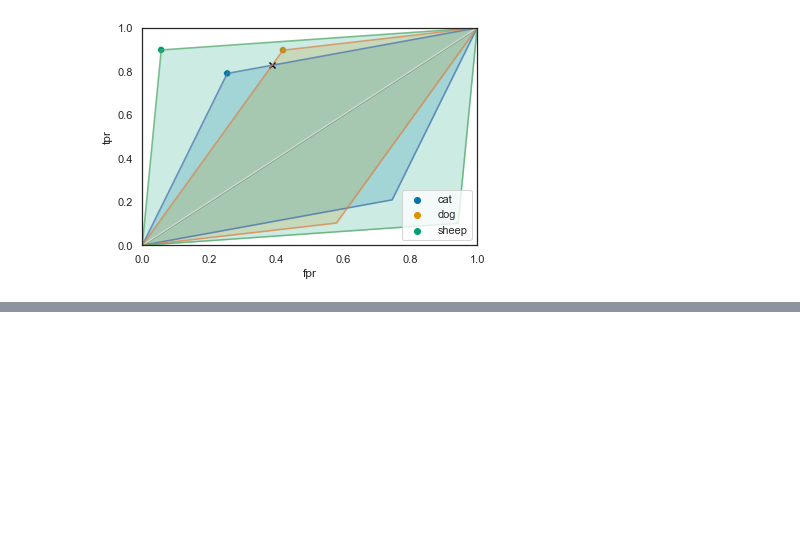
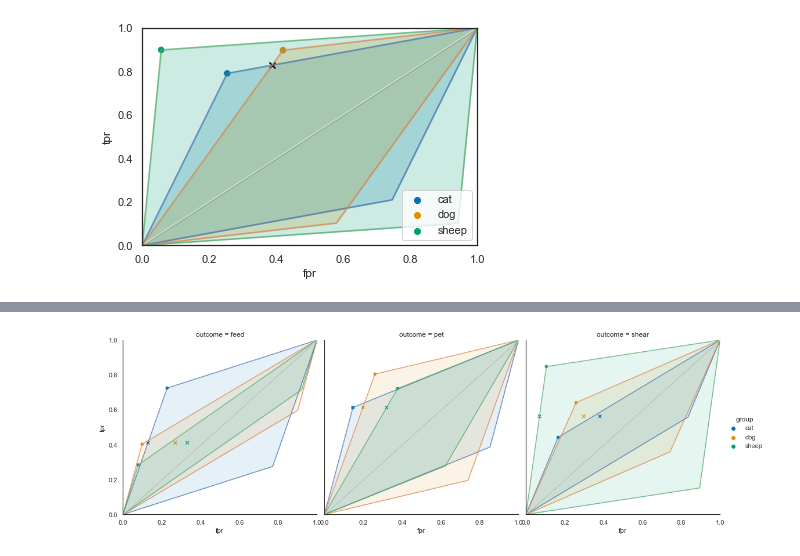
Before and after one commit to scotthlee/fairness, a Jupyter notebook: demo.ipynb, the cells around one changed output, grey strips where cells are left out. Drawn from its saved outputs; the diff is of its cells as text; code cells hidden in the pictures; blank space fills up the shorter version.

```diff
--- a/demo.ipynb
+++ b/demo.ipynb
@@ -164,0 +335,5 @@ pb_roc.plot(roc_curves=False)
+# %%
+multi_b.adjust(goal='opportunity', loss='macro')
+multi_b.plot()
+# %% [output]
+[figure, added]
```
Also changed, not shown: parts of 31 cells of this notebook.
